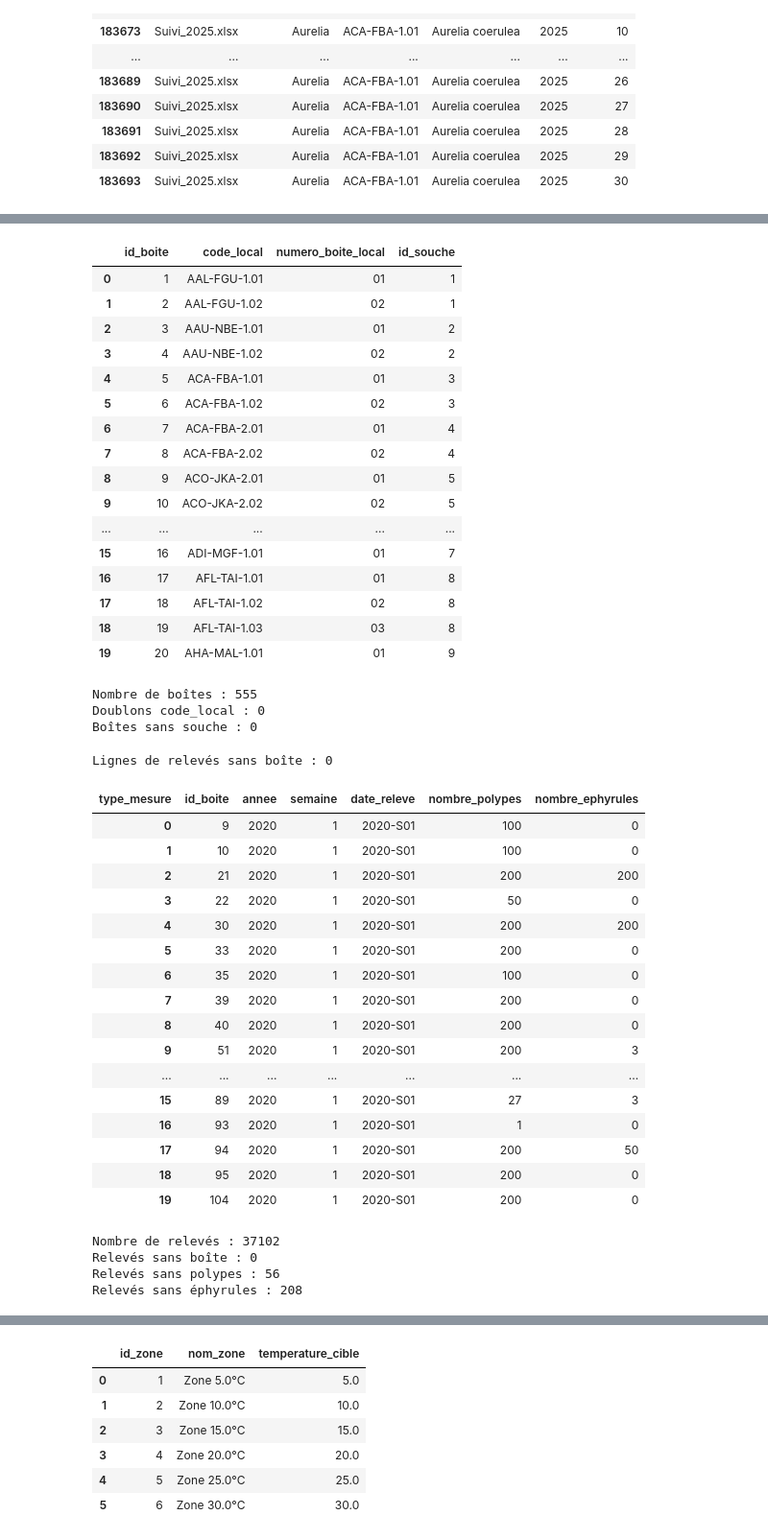
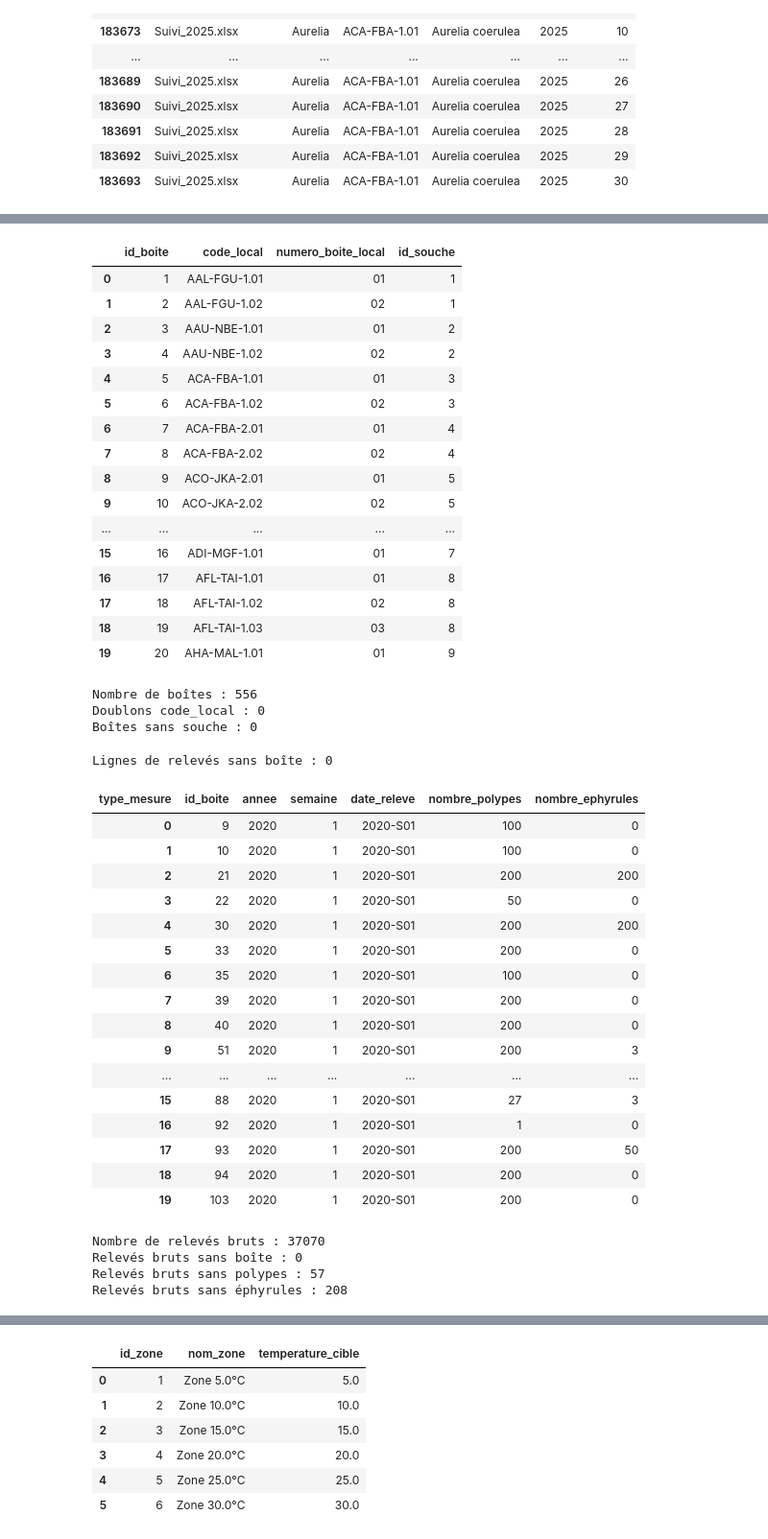
Before and after one commit to Anthony2210/POLYPBASE, a Jupyter notebook: notebooks/excel_to_polypbase_tables.ipynb, the cells around one changed output, grey strips where cells are left out. Shown at 96% size. Drawn from its saved outputs; the diff is of its cells as text; code cells hidden in the pictures.

```diff
--- a/notebooks/excel_to_polypbase_tables.ipynb
+++ b/notebooks/excel_to_polypbase_tables.ipynb
@@ -824,9 +824,16 @@ codes_especes_ambigus = codes_especes_plusieurs_noms[
 ]["code_espece_local"].tolist()
 
 # 4. Codes de boîte non standards.
-# Un code standard ressemble à : ABC-XXX-1.01
+# Un code standard ressemble à : ABC-XXX-1.01.
+# Les provenances inconnues de type ??? sont bloquantes : elles doivent être
+# envoyées aux encadrants, pas intégrées aux fichiers valides.
 masque_code_boite_non_standard = ~df["code_boite"].astype(str).str.match(
-    r"^[A-Z]{3}-[A-Z0-9?]{3}-[0-9]+(\.[0-9]+)?$",
+    r"^[A-Z]{3}-[A-Z0-9]{3}-[0-9]+(\.[0-9]+)?$",
+    na=False
+)
+masque_code_boite_provenance_inconnue = df["code_boite"].astype(str).str.contains(
+    "???",
+    regex=False,
     na=False
 )
 
@@ -854,6 +861,7 @@ df["raison_anomalie_bloquante"] = ""
 df["raison_validation_metier"] = ""
 
 df.loc[masque_code_boite_non_standard, "raison_anomalie_bloquante"] += "code_boite_non_standard;"
+df.loc[masque_code_boite_provenance_inconnue, "raison_anomalie_bloquante"] += "code_boite_provenance_inconnue;"
 df.loc[masque_temperature_manquante, "raison_anomalie_bloquante"] += "temperature_manquante;"
 
 # Ces cas sont exportés pour validation, mais ne sont plus exclus automatiquement.
@@ -881,6 +889,7 @@ print("Boîtes avec plusieurs noms d'espèces :", len(codes_boites_ambigues))
 print("Souches avec plusieurs noms d'espèces :", len(codes_souches_ambigues))
 print("Codes espèce avec plusieurs noms :", len(codes_especes_ambigus))
 print("Codes boîte non standards :", int(masque_code_boite_non_standard.sum()))
+print("Codes boîte avec provenance inconnue ??? :", int(masque_code_boite_provenance_inconnue.sum()))
 print("Températures manquantes :", int(masque_temperature_manquante.sum()))
 print("Noms scientifiques avec plusieurs codes :", len(noms_especes_ambigus))
 
@@ -1212,7 +1223,7 @@ print("Boîtes sans souche :", boite_df["id_souche"].isna().sum())
 | 17 | 18 | AFL-TAI-1.02 | 02 | 8 |
 | 18 | 19 | AFL-TAI-1.03 | 03 | 8 |
 | 19 | 20 | AHA-MAL-1.01 | 01 | 9 |
-Nombre de boîtes : 555
+Nombre de boîtes : 556
 Doublons code_local : 0
 Boîtes sans souche : 0
 # %%
@@ -1227,7 +1238,7 @@ releve_base_df = clean_tracking_valid_df.merge(
 
 print("Lignes de relevés sans boîte :", releve_base_df["id_boite"].isna().sum())
 
-releve_df = (
+releve_brut_df = (
     releve_base_df
     .pivot_table(
         index=["annee", "semaine", "id_boite"],
@@ -1238,53 +1249,61 @@ releve_df = (
     .reset_index()
 )
 
-releve_df = releve_df.rename(columns={
+releve_brut_df = releve_brut_df.rename(columns={
     "polypes": "nombre_polypes",
     "ephyrules": "nombre_ephyrules"
 })
 
-releve_df["date_releve"] = (
-    releve_df["annee"].astype(int).astype(str)
+for colonne in ["nombre_polypes", "nombre_ephyrules"]:
+    if colonne not in releve_brut_df.columns:
+        releve_brut_df[colonne] = pd.NA
+
+releve_brut_df["date_releve"] = (
+    releve_brut_df["annee"].astype(int).astype(str)
     + "-S"
-    + releve_df["semaine"].astype(int).astype(str).str.zfill(2)
+    + releve_brut_df["semaine"].astype(int).astype(str).str.zfill(2)
 )
 
-releve_df = releve_df[[
+releve_brut_df = releve_brut_df[[
     "id_boite",
     "annee",
     "semaine",
     "date_releve",
     "nombre_polypes",
     "nombre_ephyrules"
 ]]
 
-display(releve_df.head(20))
-print("Nombre de relevés :", len(releve_df))
-print("Relevés sans boîte :", releve_df["id_boite"].isna().sum())
-print("Relevés sans polypes :", releve_df["nombre_polypes"].isna().sum())
-print("Relevés sans éphyrules :", releve_df["nombre_ephyrules"].isna().sum())
+# Les relevés incomplets sont contrôlés dans la cellule suivante.
+# Ils ne doivent pas être exportés dans saisir_releve.csv.
+releve_df = releve_brut_df.copy()
+
+display(releve_brut_df.head(20))
+print("Nombre de relevés bruts :", len(releve_brut_df))
+print("Relevés bruts sans boîte :", releve_brut_df["id_boite"].isna().sum())
+print("Relevés bruts sans polypes :", releve_brut_df["nombre_polypes"].isna().sum())
+print("Relevés bruts sans éphyrules :", releve_brut_df["nombre_ephyrules"].isna().sum())
 # %% [output]
 Lignes de relevés sans boîte : 0
 | type_mesure | id_boite | annee | semaine | date_releve | nombre_polypes | nombre_ephyrules |
 | 0 | 9 | 2020 | 1 | 2020-S01 | 100 | 0 |
 | 1 | 10 | 2020 | 1 | 2020-S01 | 100 | 0 |
 | 2 | 21 | 2020 | 1 | 2020-S01 | 200 | 200 |
 | 3 | 22 | 2020 | 1 | 2020-S01 | 50 | 0 |
 | 4 | 30 | 2020 | 1 | 2020-S01 | 200 | 200 |
 | 5 | 33 | 2020 | 1 | 2020-S01 | 200 | 0 |
 | 6 | 35 | 2020 | 1 | 2020-S01 | 100 | 0 |
 | 7 | 39 | 2020 | 1 | 2020-S01 | 200 | 0 |
 | 8 | 40 | 2020 | 1 | 2020-S01 | 200 | 0 |
 | 9 | 51 | 2020 | 1 | 2020-S01 | 200 | 3 |
 | ... | ... | ... | ... | ... | ... | ... |
-| 15 | 89 | 2020 | 1 | 2020-S01 | 27 | 3 |
-| 16 | 93 | 2020 | 1 | 2020-S01 | 1 | 0 |
-| 17 | 94 | 2020 | 1 | 2020-S01 | 200 | 50 |
-| 18 | 95 | 2020 | 1 | 2020-S01 | 200 | 0 |
-| 19 | 104 | 2020 | 1 | 2020-S01 | 200 | 0 |
+| 15 | 88 | 2020 | 1 | 2020-S01 | 27 | 3 |
+| 16 | 92 | 2020 | 1 | 2020-S01 | 1 | 0 |
+| 17 | 93 | 2020 | 1 | 2020-S01 | 200 | 50 |
+| 18 | 94 | 2020 | 1 | 2020-S01 | 200 | 0 |
+| 19 | 103 | 2020 | 1 | 2020-S01 | 200 | 0 |
-Nombre de relevés : 37102
-Relevés sans boîte : 0
-Relevés sans polypes : 56
-Relevés sans éphyrules : 208
+Nombre de relevés bruts : 37070
+Relevés bruts sans boîte : 0
+Relevés bruts sans polypes : 57
+Relevés bruts sans éphyrules : 208
 # %%
 # Contrôle : relevés incomplets.
```
Also changed, not shown: parts of 11 cells of this notebook, 1 other file.
